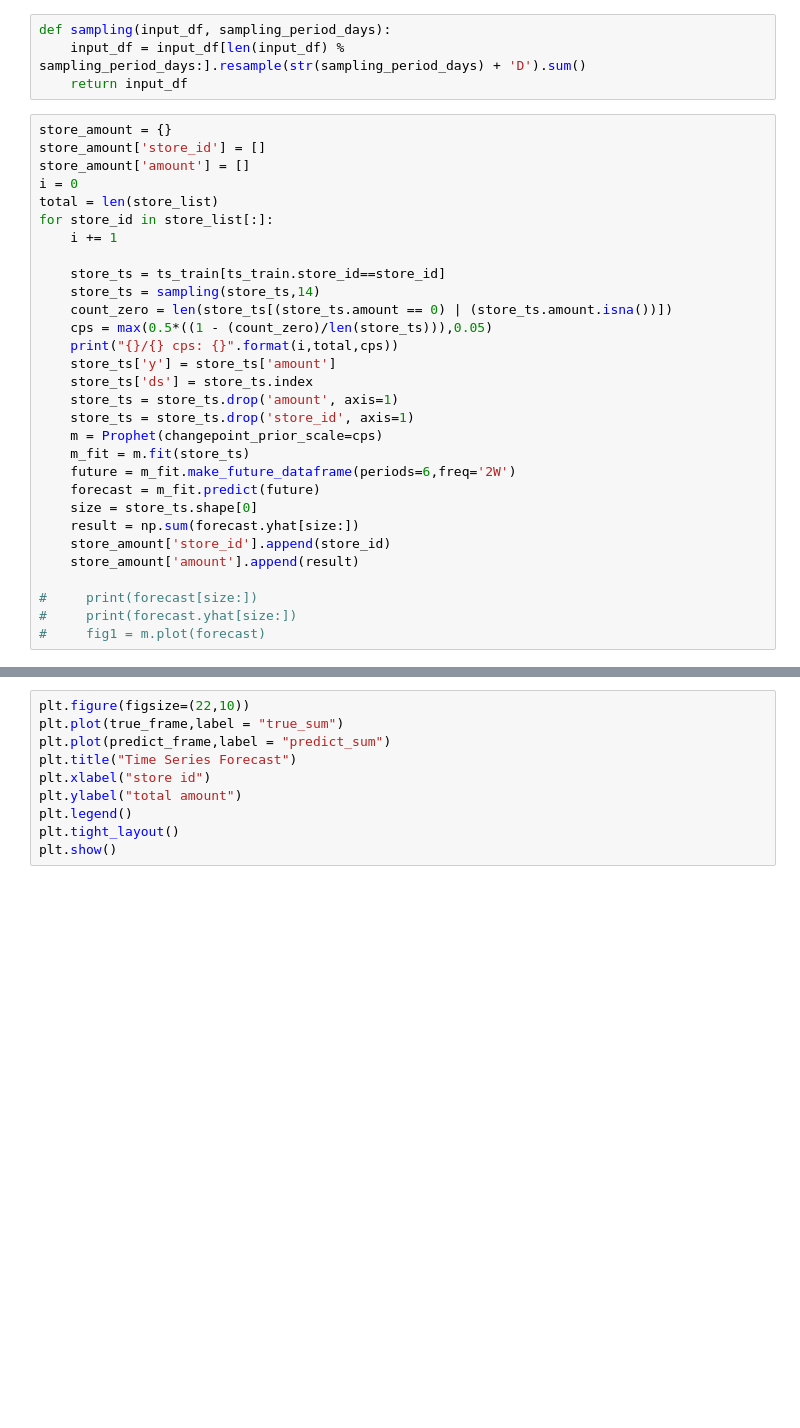
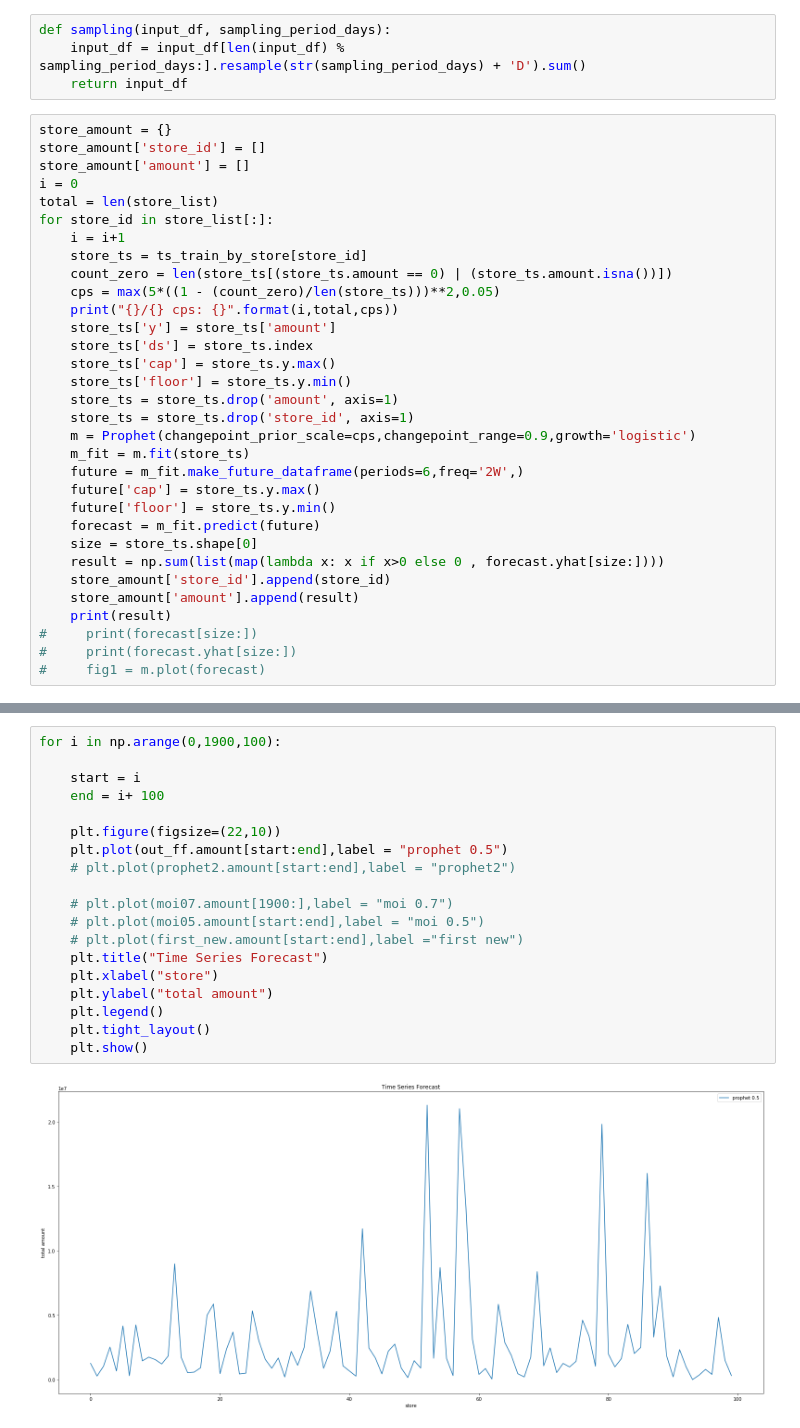
Before and after one commit to Koo-Koo/dacon-sales-prediction, a Jupyter notebook: dacon_prophet_main.ipynb, the cells around one changed output, grey strips where cells are left out. Saved outputs shown, nothing was run; the diff lists cells and outputs as text; blank space fills up the shorter version.

```diff
--- a/dacon_prophet_main.ipynb
+++ b/dacon_prophet_main.ipynb
@@ -54,26 +63,28 @@ store_amount['amount'] = []
 i = 0
 total = len(store_list)
 for store_id in store_list[:]:
-    i += 1
-
-    store_ts = ts_train[ts_train.store_id==store_id]
-    store_ts = sampling(store_ts,14)
+    i = i+1
+    store_ts = ts_train_by_store[store_id]
     count_zero = len(store_ts[(store_ts.amount == 0) | (store_ts.amount.isna())])
-    cps = max(0.5*((1 - (count_zero)/len(store_ts))),0.05)
+    cps = max(5*((1 - (count_zero)/len(store_ts)))**2,0.05)
     print("{}/{} cps: {}".format(i,total,cps))
     store_ts['y'] = store_ts['amount']
     store_ts['ds'] = store_ts.index
+    store_ts['cap'] = store_ts.y.max()
+    store_ts['floor'] = store_ts.y.min()
     store_ts = store_ts.drop('amount', axis=1)
     store_ts = store_ts.drop('store_id', axis=1)
-    m = Prophet(changepoint_prior_scale=cps)
+    m = Prophet(changepoint_prior_scale=cps,changepoint_range=0.9,growth='logistic')
     m_fit = m.fit(store_ts)
-    future = m_fit.make_future_dataframe(periods=6,freq='2W')
+    future = m_fit.make_future_dataframe(periods=6,freq='2W',)
+    future['cap'] = store_ts.y.max()
+    future['floor'] = store_ts.y.min()
     forecast = m_fit.predict(future)
     size = store_ts.shape[0]
-    result = np.sum(forecast.yhat[size:])
+    result = np.sum(list(map(lambda x: x if x>0 else 0 , forecast.yhat[size:])))
     store_amount['store_id'].append(store_id)
     store_amount['amount'].append(result)
-
+    print(result)
 #     print(forecast[size:])
 #     print(forecast.yhat[size:])
 #     fig1 = m.plot(forecast)
@@ -128,10 +95,21 @@ print("done")
 # %%
-plt.figure(figsize=(22,10))
-plt.plot(true_frame,label = "true_sum")
-plt.plot(predict_frame,label = "predict_sum")
-plt.title("Time Series Forecast")
-plt.xlabel("store id")
-plt.ylabel("total amount")
-plt.legend()
-plt.tight_layout()
-plt.show()
+for i in np.arange(0,1900,100):
+
+    start = i
+    end = i+ 100
+
+    plt.figure(figsize=(22,10))
+    plt.plot(out_ff.amount[start:end],label = "prophet 0.5")
+    # plt.plot(prophet2.amount[start:end],label = "prophet2")
+
+    # plt.plot(moi07.amount[1900:],label = "moi 0.7")
+    # plt.plot(moi05.amount[start:end],label = "moi 0.5")
+    # plt.plot(first_new.amount[start:end],label ="first new")
+    plt.title("Time Series Forecast")
+    plt.xlabel("store")
+    plt.ylabel("total amount")
+    plt.legend()
+    plt.tight_layout()
+    plt.show()
+# %% [output]
+[figure, added]
```
Also changed, not shown: parts of 10 cells of this notebook, 2 other files.
